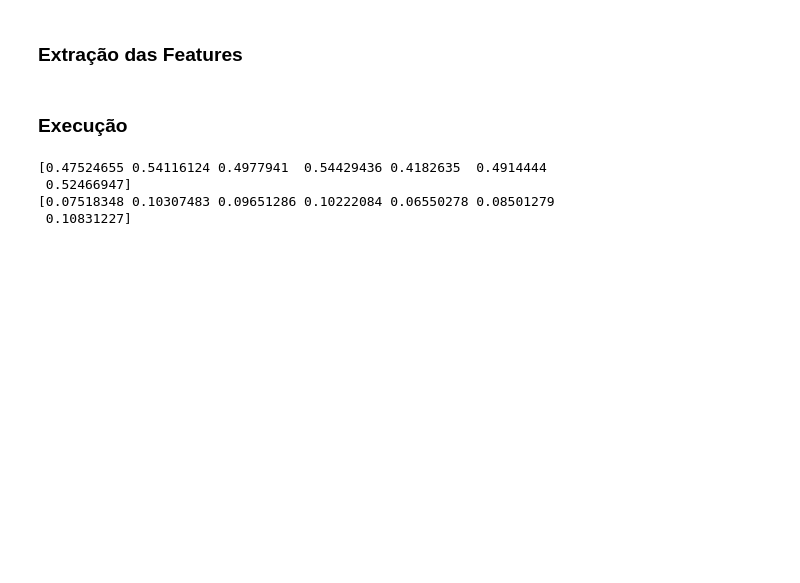
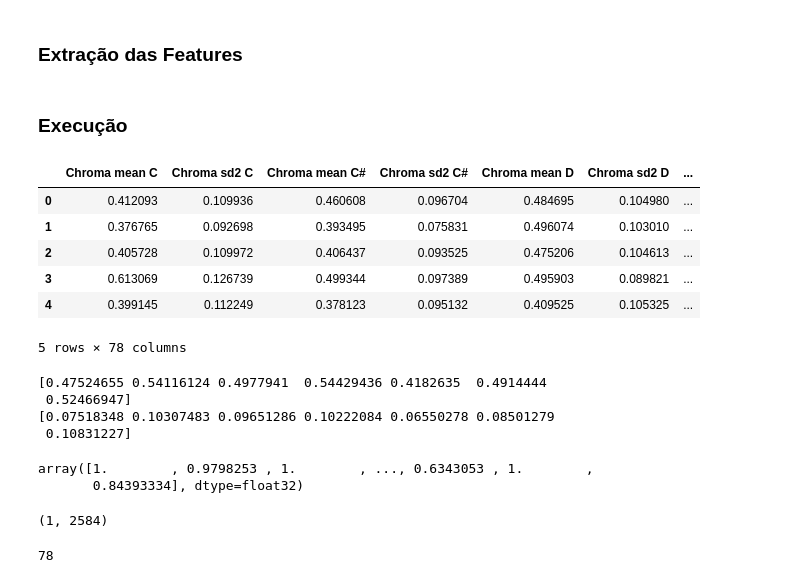
Before and after one commit to andryll/MGR-IC, a Jupyter notebook: codes/Feature_Extraction_v2.ipynb, the cells around one changed output. Cells and saved outputs as stored; diff of their text form; code cells hidden in the pictures; blank space fills up the shorter version.

```diff
--- a/codes/Feature_Extraction_v2.ipynb
+++ b/codes/Feature_Extraction_v2.ipynb
@@ -107,3 +181,15 @@ songs = readSongs ('all', 1, 44100, 30)
+# %%
+df = featureExtraction (songs, sr=44100, frame=1024)
+# %%
+df.head()
+# %% [output]
+|  | Chroma mean C | Chroma sd2 C | Chroma mean C# | Chroma sd2 C# | Chroma mean D | Chroma sd2 D | ... |
+| 0 | 0.412093 | 0.109936 | 0.460608 | 0.096704 | 0.484695 | 0.104980 | ... |
+| 1 | 0.376765 | 0.092698 | 0.393495 | 0.075831 | 0.496074 | 0.103010 | ... |
+| 2 | 0.405728 | 0.109972 | 0.406437 | 0.093525 | 0.475206 | 0.104613 | ... |
+| 3 | 0.613069 | 0.126739 | 0.499344 | 0.097389 | 0.495903 | 0.089821 | ... |
+| 4 | 0.399145 | 0.112249 | 0.378123 | 0.095132 | 0.409525 | 0.105325 | ... |
+5 rows × 78 columns
 # %%
 # Extrai as features para os frame lenghts desejados
 frame_lenghts = [256, 512, 1024, 2048, 4096, 8192]
@@ -124,8 +210,29 @@ sd2 = np.std(chroma, axis=1)**2
 # %%
 print(media_linhas)
 print(sd2)
+chroma[0]
 # %% [output]
 [0.47524655 0.54116124 0.4977941  0.54429436 0.4182635  0.4914444
  0.52466947]
 [0.07518348 0.10307483 0.09651286 0.10222084 0.06550278 0.08501279
  0.10831227]
+array([1.        , 0.9798253 , 1.        , ..., 0.6343053 , 1.        ,
+       0.84393334], dtype=float32)
+# %%
+bandwidth = librosa.feature.spectral_bandwidth(y=song[0], sr = song[1], n_fft=1024, hop_length=int(1024/2))
+bandwidth.shape
+# %% [output]
+(1, 2584)
+# %%
+colunas = ['Chroma mean C', 'Chroma mean C#', 'Chroma mean D', 'Chroma mean D#', 'Chroma mean E', 'Chroma mean F', 'Chroma mean F#',
+             'Chroma mean G', 'Chroma mean Ab', 'Chroma mean A', 'Chroma mean Bb', 'Chroma mean B', 'Chroma sd2 C', 'Chroma sd2 C#',
+             'Chroma sd2 D', 'Chroma sd2 D#', 'Chroma sd2 E', 'Chroma sd2 F', 'Chroma sd2 F#', 'Chroma sd2 G', 'Chroma sd2 Ab',
+             'Chroma sd2 A', 'Chroma sd2 Bb', 'Chroma sd2 B', 'RMS mean', 'RMS sd2', 'SpC mean', 'SpC sd2', 'SpBw mean', 'SpBw sd2',
+             'SpR99 mean', 'SpR99 sd2', 'SpR01 mean', 'SpR01 sd2', 'ZCR mean', 'ZCR sd2', 'MFCC1 mean', 'MFCC1 sd2', 'MFCC2 mean', 'MFCC2 sd2',
+             'MFCC3 mean', 'MFCC3 sd2', 'MFCC4 mean', 'MFCC4 sd2', 'MFCC5 mean', 'MFCC5 sd2', 'MFCC6 mean', 'MFCC6 sd2', 'MFCC7 mean', 'MFCC7 sd2',
+             'MFCC8 mean', 'MFCC8 sd2', 'MFCC9 mean', 'MFCC9 sd2', 'MFCC10 mean', 'MFCC10 sd2', 'MFCC11 mean', 'MFCC11 sd2', 'MFCC12 mean', 'MFCC12 sd2',
+             'MFCC13 mean', 'MFCC13 sd2', 'MFCC14 mean', 'MFCC14 sd2', 'MFCC15 mean', 'MFCC15 sd2', 'MFCC16 mean', 'MFCC16 sd2', 'MFCC17 mean', 'MFCC17 sd2', 'MFCC18 mean', 'MFCC18 sd2',
+             'MFCC19 mean', 'MFCC19 sd2', 'MFCC20 mean', 'MFCC20 sd2', 'tempo', 'Classe']
+len(colunas)
+# %% [output]
+78
```
Also changed, not shown: parts of 7 cells of this notebook.
